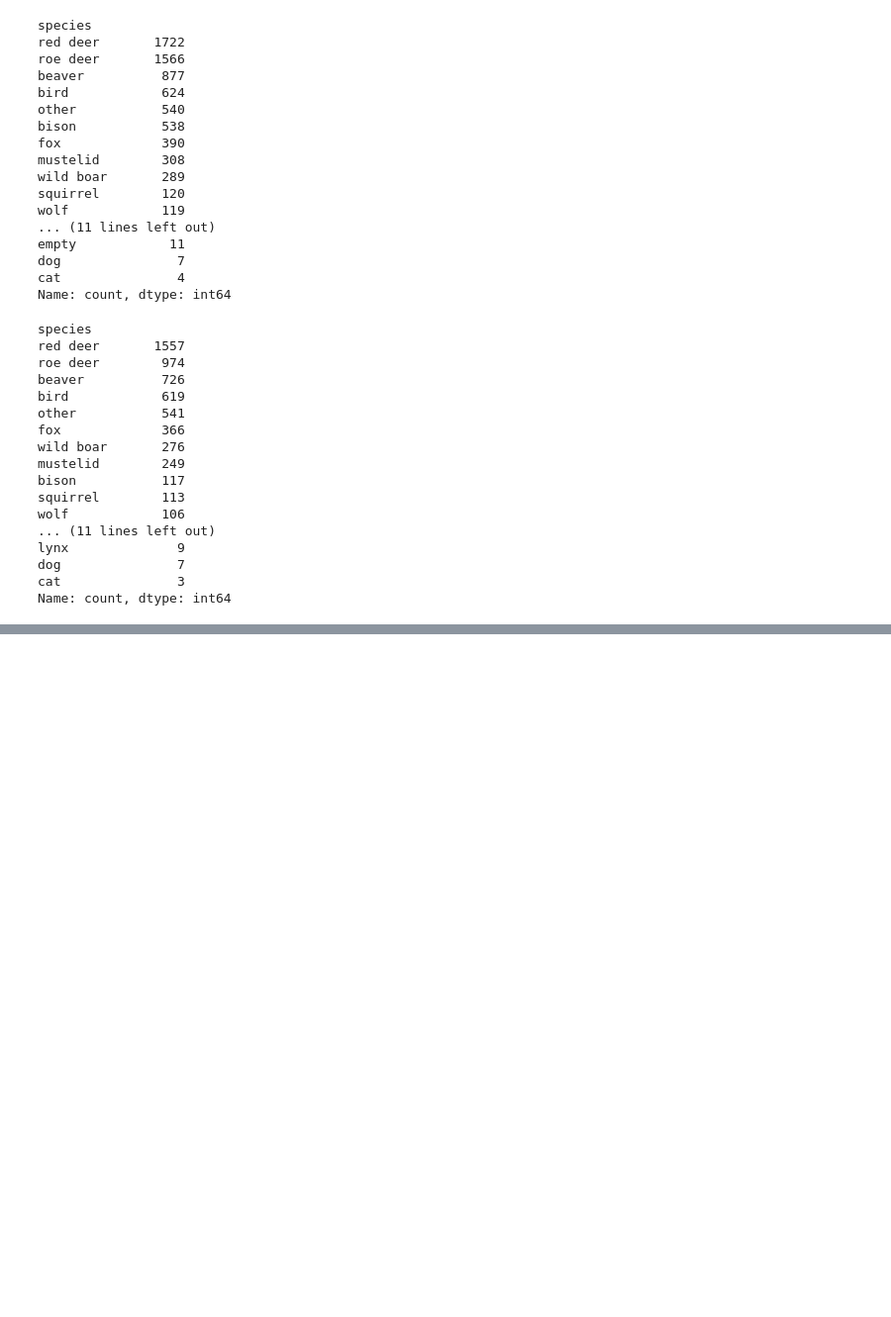
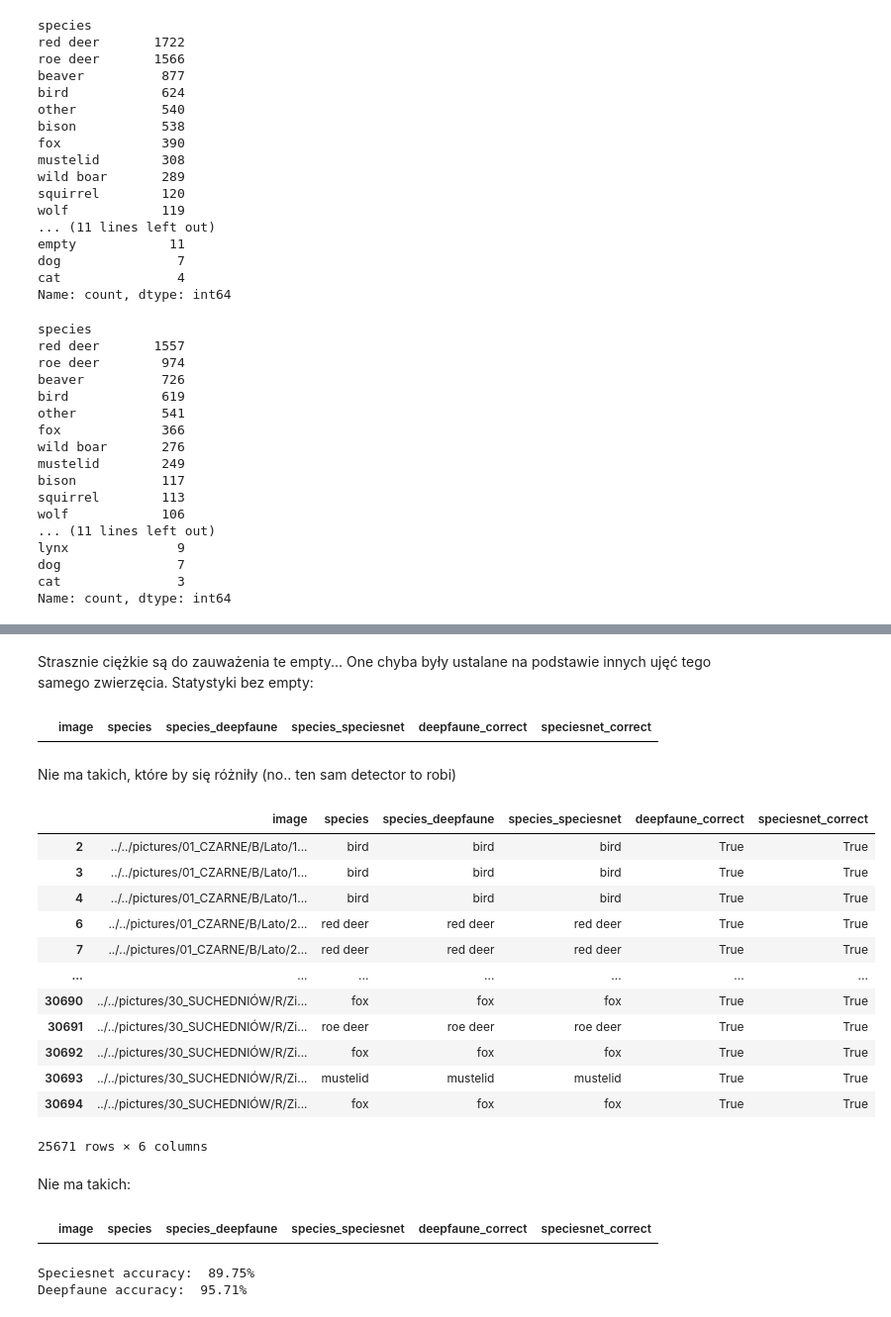
Before and after one commit to PLKplkPLK/mgr, a Jupyter notebook: results_unification.ipynb, the cells around one changed output, grey strips where cells are left out. Shown: that part at 99% size. Drawn from its saved outputs; the diff is of its cells as text; code cells hidden in the pictures; blank space fills up the shorter version.

```diff
--- a/results_unification.ipynb
+++ b/results_unification.ipynb
@@ -356,0 +476,3 @@ Name: count, dtype: int64
+# %%
+pd.set_option('display.max_colwidth', None)
+merged[merged.species_deepfaune == 'empty'][-50:-40]
@@ -356,0 +491,40 @@ Name: count, dtype: int64
+# %% [markdown]
+Strasznie ciężkie są do zauważenia te empty... One chyba były ustalane na podstawie innych ujęć tego samego zwierzęcia. Statystyki bez empty:
+# %%
+merged[(merged.species_deepfaune == 'empty') & (merged.species_speciesnet != 'empty')]
+# %% [output]
+|  | image | species | species_deepfaune | species_speciesnet | deepfaune_correct | speciesnet_correct |
+# %% [markdown]
+Nie ma takich, które by się różniły (no.. ten sam detector to robi)
+# %%
+merged_no_empty = merged[(merged.species_deepfaune != 'empty') | (merged.species == 'empty')]
+merged_no_empty
+# %% [output]
+|  | image | species | species_deepfaune | species_speciesnet | deepfaune_correct | speciesnet_correct |
+| 2 | ../../pictures/01_CZARNE/B/Lato/1... | bird | bird | bird | True | True |
+| 3 | ../../pictures/01_CZARNE/B/Lato/1... | bird | bird | bird | True | True |
+| 4 | ../../pictures/01_CZARNE/B/Lato/1... | bird | bird | bird | True | True |
+| 6 | ../../pictures/01_CZARNE/B/Lato/2... | red deer | red deer | red deer | True | True |
+| 7 | ../../pictures/01_CZARNE/B/Lato/2... | red deer | red deer | red deer | True | True |
+| ... | ... | ... | ... | ... | ... | ... |
+| 30690 | ../../pictures/30_SUCHEDNIÓW/R/Zi... | fox | fox | fox | True | True |
+| 30691 | ../../pictures/30_SUCHEDNIÓW/R/Zi... | roe deer | roe deer | roe deer | True | True |
+| 30692 | ../../pictures/30_SUCHEDNIÓW/R/Zi... | fox | fox | fox | True | True |
+| 30693 | ../../pictures/30_SUCHEDNIÓW/R/Zi... | mustelid | mustelid | mustelid | True | True |
+| 30694 | ../../pictures/30_SUCHEDNIÓW/R/Zi... | fox | fox | fox | True | True |
+25671 rows × 6 columns
+# %% [markdown]
+Nie ma takich:
+# %%
+merged_no_empty[(merged_no_empty.species != 'empty') & (merged_no_empty.species == 'empty')]
+# %% [output]
+|  | image | species | species_deepfaune | species_speciesnet | deepfaune_correct | speciesnet_correct |
+# %%
+N_no_empty = len(merged_no_empty)
+n_speciesnet_correct_no_empty = np.sum(merged_no_empty.speciesnet_correct)
+n_deepfaune_correct_no_empty = np.sum(merged_no_empty.deepfaune_correct)
+print(f'Speciesnet accuracy: {100 * n_speciesnet_correct_no_empty / N_no_empty: .2f}%')
+print(f'Deepfaune accuracy: {100 * n_deepfaune_correct_no_empty / N_no_empty: .2f}%')
+# %% [output]
+Speciesnet accuracy:  89.75%
+Deepfaune accuracy:  95.71%
```
Also changed, not shown: parts of 14 cells of this notebook, 1 other file.
